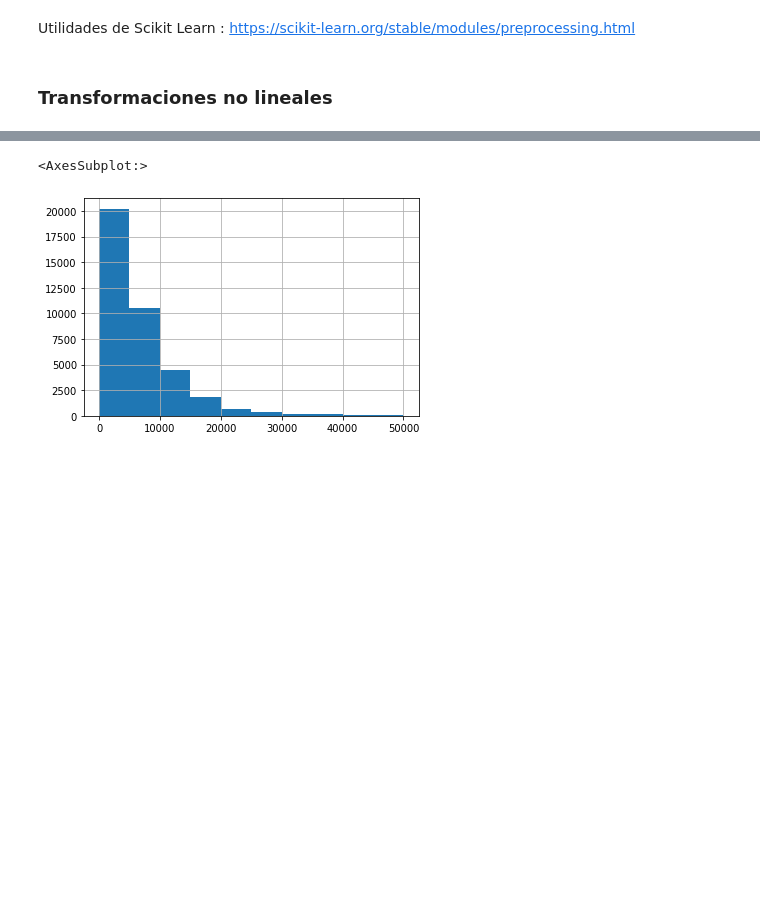
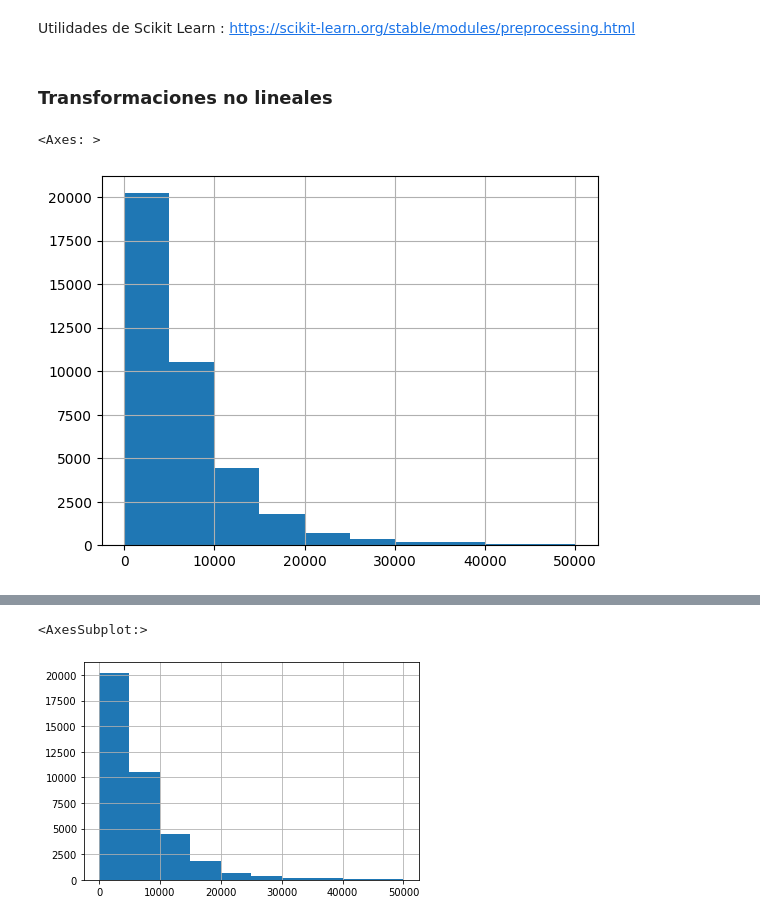
Before and after one commit to DiegoLerma/Estadistica-Descriptiva, a Jupyter notebook: [clase-15]Procesamiento-datos-numericos.ipynb, the cells around one changed output, grey strips where cells are left out. Saved outputs shown, nothing was run; the diff lists cells and outputs as text; code cells hidden in the pictures; blank space fills up the shorter version.

```diff
--- a/[clase-15]Procesamiento-datos-numericos.ipynb
+++ b/[clase-15]Procesamiento-datos-numericos.ipynb
@@ -65,3 +120,10 @@ trainning time for z_scaled data : 0.06812811800045893
 Utilidades de Scikit Learn : https://scikit-learn.org/stable/modules/preprocessing.html
 # %% [markdown]
 ### Transformaciones no lineales
+# %%
+df=pd.read_csv('cars.csv')
+# %%
+df.price_usd.hist()
+# %% [output]
+<Axes: >
+[figure, added]
```
Also changed, not shown: parts of 7 cells of this notebook.
